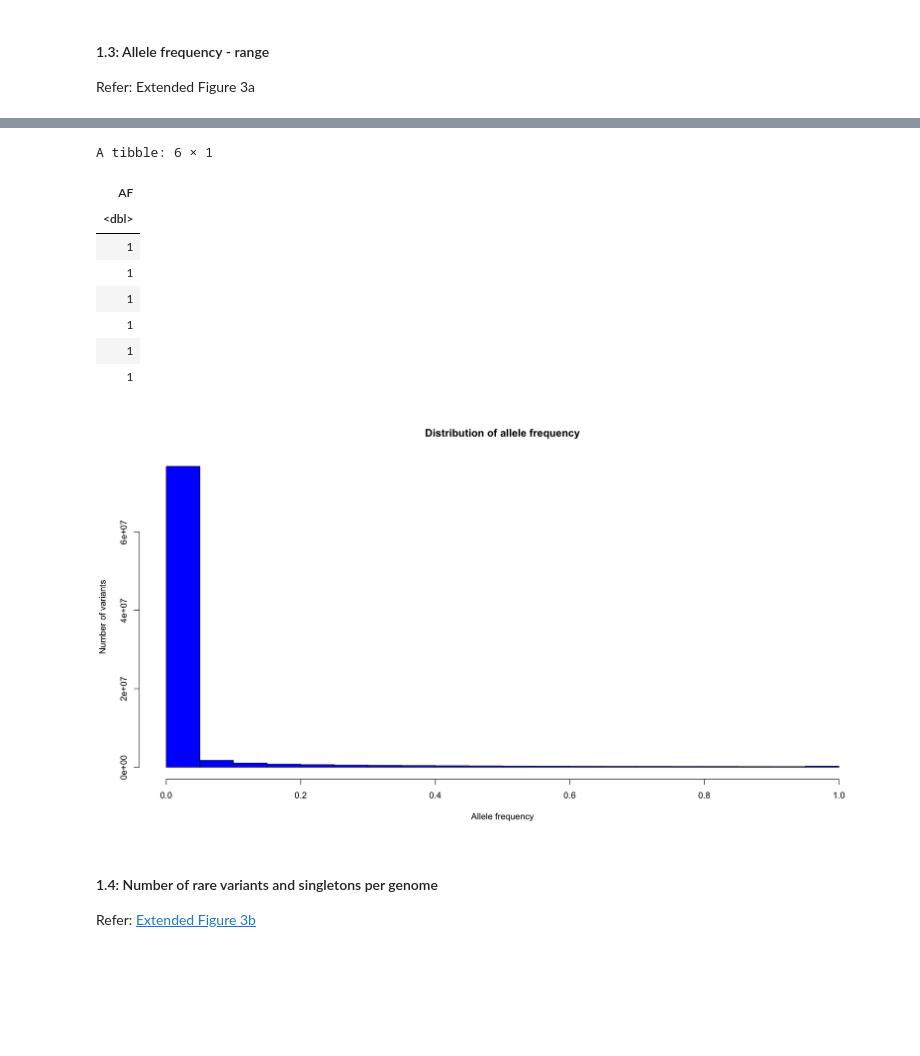
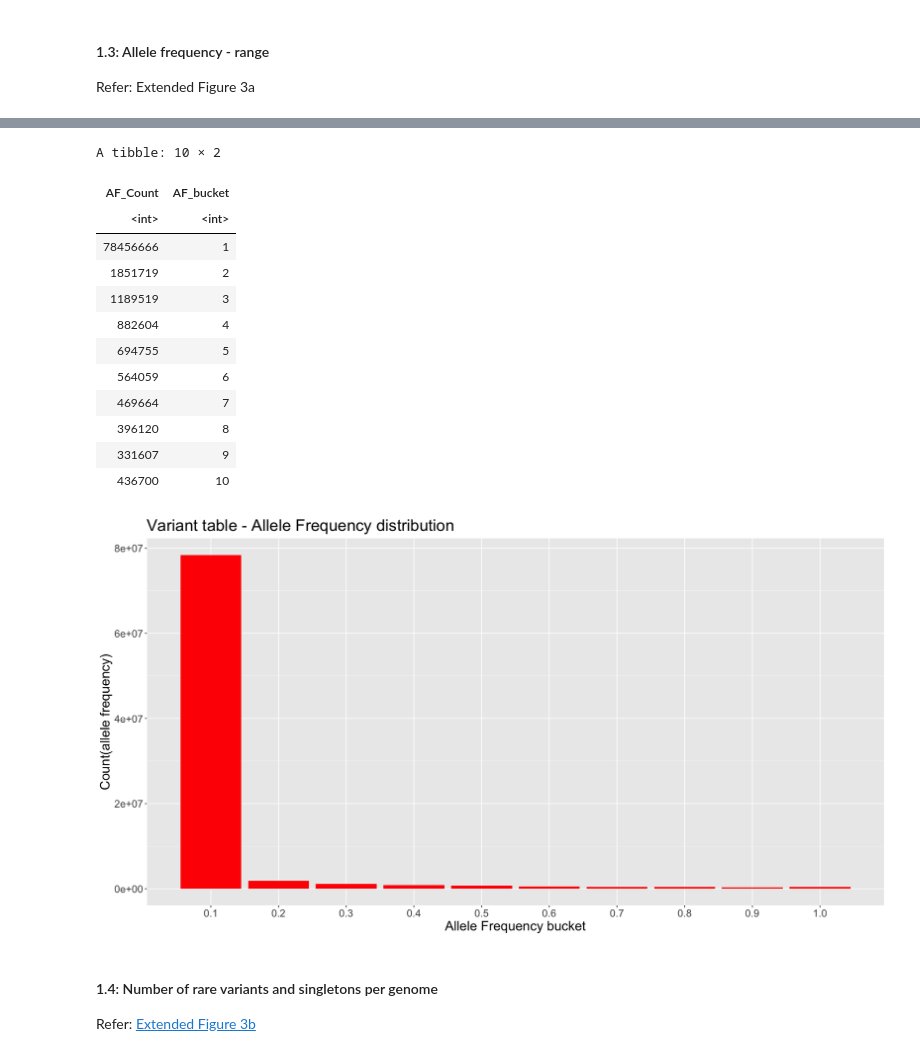
Before and after one commit to StanfordBioinformatics/variant-analysis-on-bigquery, a Jupyter notebook: 1000g_Analysis.ipynb, the cells around one changed output, grey strips where cells are left out. Cells and saved outputs as stored; diff of their text form; code cells hidden in the pictures; blank space fills up the shorter version.

```diff
--- a/1000g_Analysis.ipynb
+++ b/1000g_Analysis.ipynb
@@ -56,7 +80,7 @@
 #dbconnect creates a connection to the DBMS
 gcp_account<-dbConnect(bigquery(),"bigquery-public-data",
                        dataset="human_genome_variants",
-                       billing = "BILLING ACCOUNT")
+                       billing = "gbsc-gcp-project-mvp-dev")
 # %% [markdown]
 ### Introductory analysis
 Check to confirm the number of samples present in the BigQuery table (from the paper, n=2504). <br>
@@ -238,31 +296,50 @@ Refer: Extended Figure 3a
 # %%
 #Extracting the allele frequency
-af_sql<-"SELECT AF
-FROM `bigquery-public-data.human_genome_variants.1000_genomes_phase_3_variants_20150220`v,
-UNNEST(v.alternate_bases) AS Alternate
-ORDER BY AF DESC"
+af_sql<-"SELECT COUNT(AF) AF_Count, AF_bucket,
+FROM (SELECT  AF, CASE WHEN AF>=0 AND AF<=0.1 THEN 1
+                       WHEN AF>0.1 AND AF<=0.2 THEN 2
+                       WHEN AF>0.2 AND AF<=0.3 THEN 3
+                       WHEN AF>0.3 AND AF<=0.4 THEN 4
+                       WHEN AF>0.4 AND AF<=0.5 THEN 5
+                       WHEN AF>0.5 AND AF<=0.6 THEN 6
+                       WHEN AF>0.6 AND AF<=0.7 THEN 7
+                       WHEN AF>0.7 AND AF<=0.8 THEN 8
+                       WHEN AF>0.8 AND AF<=0.9 THEN 9
+                       WHEN AF>0.9 AND AF<=1.0 THEN 10
+                       ELSE -1 END AS AF_bucket
+FROM `bigquery-public-data.human_genome_variants.1000_genomes_phase_3_variants_20150220`v,UNNEST(v.alternate_bases) AS Alternate )
+GROUP BY AF_bucket
+ORDER BY AF_bucket"
 
 af<-dbGetQuery(gcp_account, af_sql)
-head(af)
+af
 # %% [output]
-A tibble: 6 × 1
+A tibble: 10 × 2
-| AF |
-| <dbl> |
-| 1 |
-| 1 |
-| 1 |
-| 1 |
-| 1 |
-| 1 |
+| AF_Count | AF_bucket |
+| <int> | <int> |
+| 78456666 | 1 |
+| 1851719 | 2 |
+| 1189519 | 3 |
+| 882604 | 4 |
+| 694755 | 5 |
+| 564059 | 6 |
+| 469664 | 7 |
+| 396120 | 8 |
+| 331607 | 9 |
+| 436700 | 10 |
 # %%
 #Make plots wider on jupyter notebooks
 options(repr.plot.width=15, repr.plot.height=8)
 
-#Plotting the histogram
-af<-as.matrix(af)
-hist(af, col = "blue", xlab = "Allele frequency", ylab = "Number of variants", main="Distribution of allele frequency")
+#Generating the graph for variant tables
+ggplot(af, aes(x=AF_bucket, y=AF_Count))+
+geom_bar(stat = "identity",fill="red")+
+labs(title = "Variant table - Allele Frequency distribution",x = "Allele Frequency bucket",y = "Count(allele frequency)")+
+theme(plot.title = element_text(size=22),axis.text=element_text(size=14),axis.title=element_text(size=18),
+      legend.title = element_blank(),legend.text = element_blank())+
+scale_x_continuous(breaks=c(1,2,3,4,5,6,7,8,9,10), minor_breaks=NULL,labels=c("0.1", "0.2", "0.3", "0.4", "0.5","0.6","0.7","0.8","0.9","1.0"))
 # %% [output]
-[figure, old version]
+[figure, new version]
 # %% [markdown]
 #### 1.4: Number of rare variants and singletons per genome <br>
 Refer: [Extended Figure 3b](https://www.nature.com/articles/nature15393/figures/7)
```
Also changed, not shown: parts of 12 cells of this notebook.
